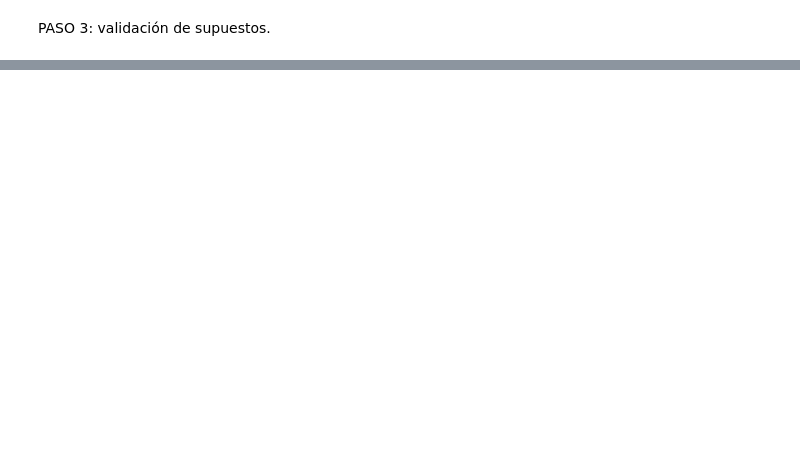
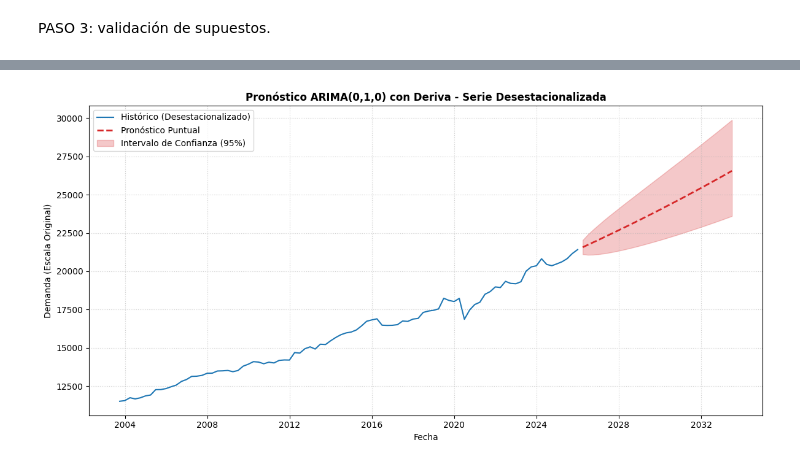
Before and after one commit to elrrascabuches/proyecto-poster-podcast-econo-2, a Jupyter notebook: proyecto-poster-podcast-econo-2/proyecto-poster-podcast-econo-2/Codigo_serie_trimestral.ipynb, the cells around one changed output, grey strips where cells are left out. Drawn from its saved outputs; the diff is of its cells as text; code cells hidden in the pictures; blank space fills up the shorter version.

```diff
--- a/proyecto-poster-podcast-econo-2/proyecto-poster-podcast-econo-2/Codigo_serie_trimestral.ipynb
+++ b/proyecto-poster-podcast-econo-2/proyecto-poster-podcast-econo-2/Codigo_serie_trimestral.ipynb
@@ -410,7 +396,7 @@ dummy_pandemia.loc[fecha_intervencion, 'dummy_covid_2020'] = 1
 # 1. Ajustar el modelo ARIMA(0, 1, 0) parsimonioso (sin componente AR) con la dummy de intervención
 modelo= SARIMAX(
     log_serie_desestacionalizada,
-    order=(1, 1, 0),
+    order=(0, 1, 0),
     trend='c',
     exog=dummy_pandemia,
     enforce_stationarity=False,
@@ -421,7 +407,7 @@ resultado= modelo.fit(disp=False)
 
 print("=" * 80)
 print("=" * 80)
-print(resultado_parsimonioso.summary())
+print(resultado.summary())
 # %% [output]
 ================================================================================
 ================================================================================
@@ -562,0 +681,85 @@ print("=" * 75)
+# %%
+# %% =========================================================================
+# PRONÓSTICO CON SARIMAX(0,1,0) + DERIVA Y VARIABLE EXÓGENA
+# =========================================================================
+
+import matplotlib.pyplot as plt
+import numpy as np
+import pandas as pd
+
+# 1. Definir el horizonte de pronóstico (pasos hacia el futuro)
+h = 30  # Cambia a la cantidad de periodos que deseas proyectar (ej. 30 días, 12 meses)
+
+# 2. Crear la matriz exógena futura
+# Al ser una dummy de pandemia, asume valor 0 para los periodos futuros fuera de la muestra.
+# Se hereda la frecuencia temporal de la serie original.
+frecuencia = pd.infer_freq(log_serie_desestacionalizada.index) or 'D'
+fechas_futuras = pd.date_range(
+    start=log_serie_desestacionalizada.index[-1],
+    periods=h + 1,
+    freq=frecuencia,
+)[1:]
+
+exog_futuro = pd.DataFrame(
+    0, index=fechas_futuras, columns=dummy_pandemia.columns
+)
+
+# 3. Generar el pronóstico en escala logarítmica
+pronostico_objeto = resultado.get_forecast(steps=h, exog=exog_futuro)
+df_log_pred = pronostico_objeto.summary_frame(alpha=0.05)
+
+# 4. Transformar los resultados a la escala original de la serie (Exponencial)
+df_pronostico = pd.DataFrame(index=fechas_futuras)
+df_pronostico['Pronostico'] = np.exp(df_log_pred['mean'])
+df_pronostico['IC_Inferior'] = np.exp(df_log_pred['mean_ci_lower'])
+df_pronostico['IC_Superior'] = np.exp(df_log_pred['mean_ci_upper'])
+
+# 5. Visualización gráfica del pronóstico
+plt.figure(figsize=(12, 6))
+
+# Mostrar los últimos 90 periodos históricos para contextualizar el gráfico
+historico_reciente = np.exp(log_serie_desestacionalizada.tail(90))
+
+plt.plot(
+    historico_reciente.index,
+    historico_reciente,
+    label='Histórico (Desestacionalizado)',
+    color='#1f77b4',
+    linewidth=1.5,
+)
+plt.plot(
+    df_pronostico.index,
+    df_pronostico['Pronostico'],
+    label='Pronóstico Puntual',
+    color='#d62728',
+    linestyle='--',
+    linewidth=2,
+)
+plt.fill_between(
+    df_pronostico.index,
+    df_pronostico['IC_Inferior'],
+    df_pronostico['IC_Superior'],
+    color='#d62728',
+    alpha=0.25,
+    label='Intervalo de Confianza (95%)',
+)
+
+plt.title(
+    'Pronóstico ARIMA(0,1,0) con Deriva - Serie Desestacionalizada',
+    fontsize=12,
+    fontweight='bold',
+)
+plt.xlabel('Fecha')
+plt.ylabel('Demanda (Escala Original)')
+plt.legend(loc='upper left')
+plt.grid(True, linestyle=':', alpha=0.6)
+plt.tight_layout()
+plt.show()
+
+# 6. Desplegar los valores numéricos proyectados
+print('=' * 65)
+print(f'PRONÓSTICOS PARA LOS PRÓXIMOS {h} PERIODOS (ESCALA ORIGINAL)')
+print('=' * 65)
+print(df_pronostico)
+# %% [output]
+[figure, added]
```
Also changed, not shown: parts of 21 cells of this notebook.
